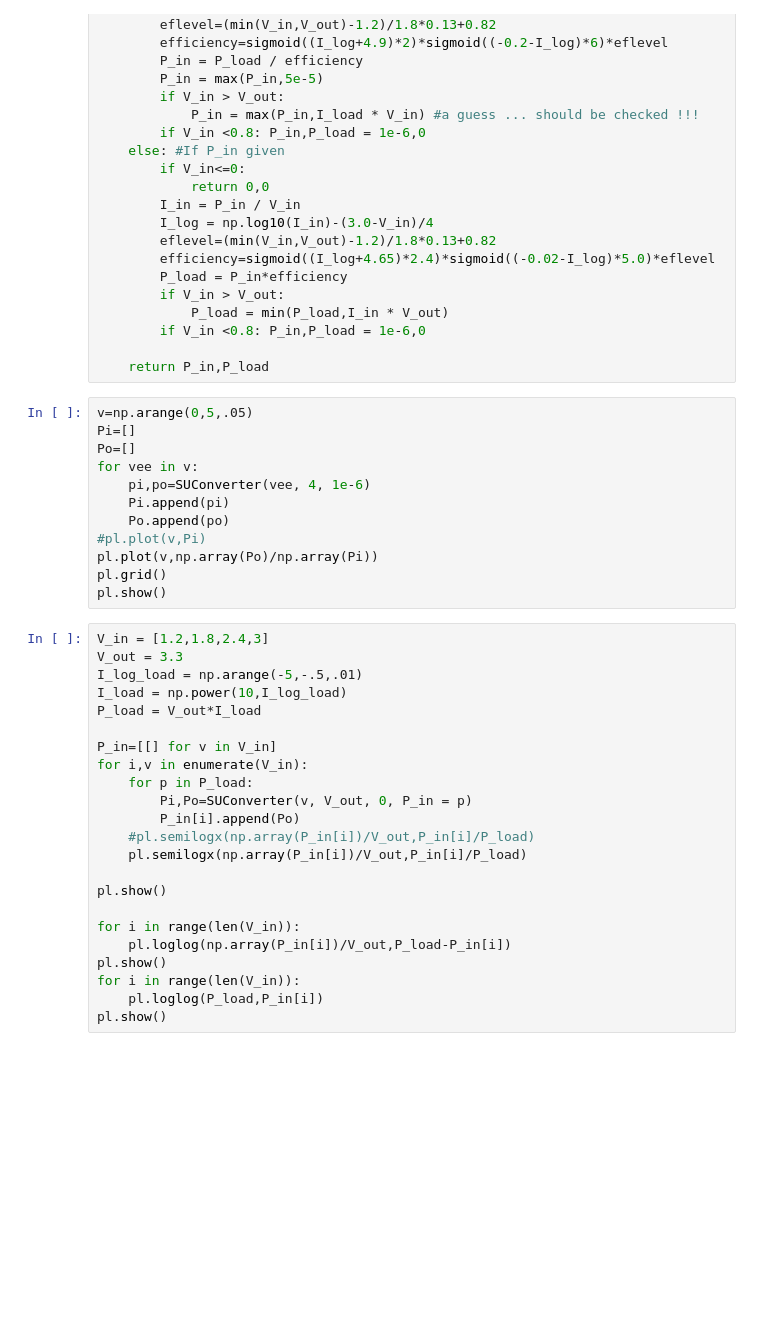
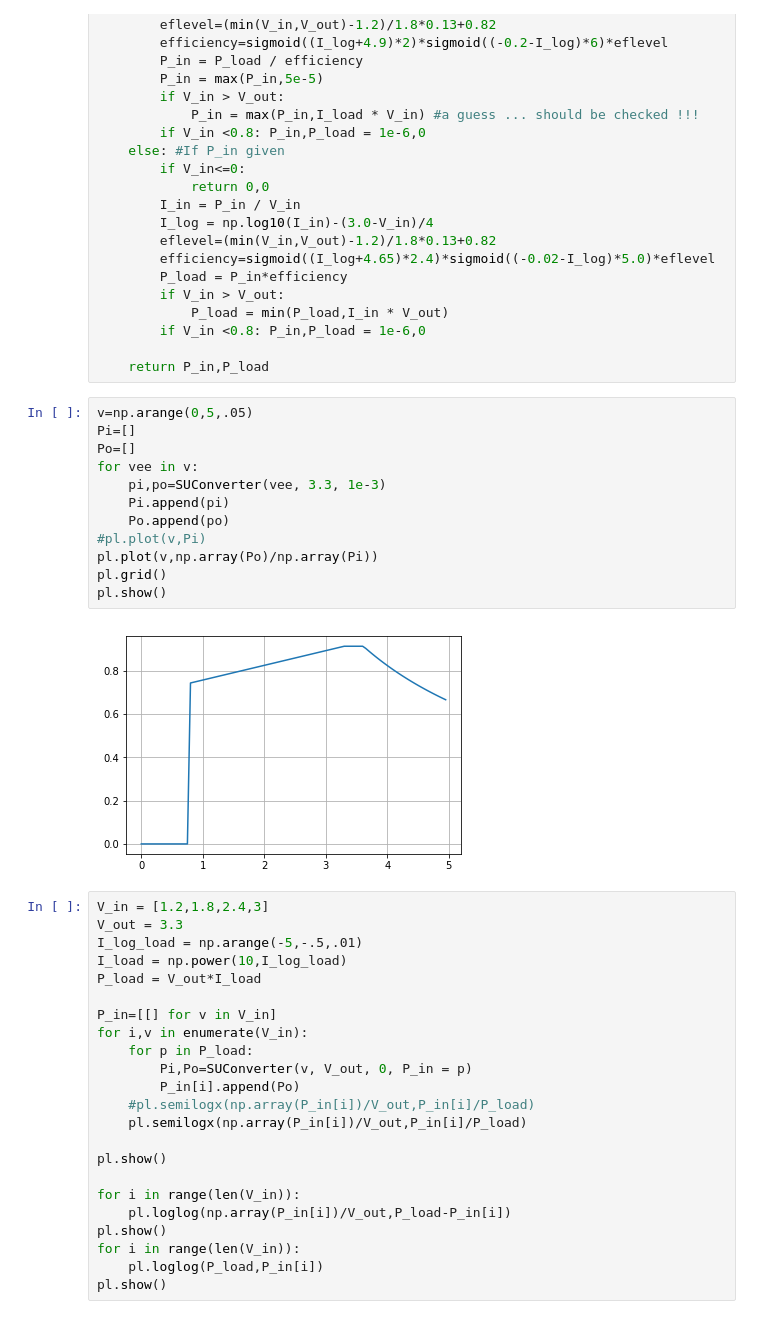
Before and after one commit to jkaikio/simu, a Jupyter notebook: SUConv.ipynb, the cells around one changed output. Saved outputs shown, nothing was run; the diff lists cells and outputs as text; blank space fills up the shorter version.

```diff
--- a/SUConv.ipynb
+++ b/SUConv.ipynb
@@ -36,15 +36,17 @@ def SUConverter(V_in, V_out, P_load,P_in = None):
 # %%
 v=np.arange(0,5,.05)
 Pi=[]
 Po=[]
 for vee in v:
-    pi,po=SUConverter(vee, 4, 1e-6)
+    pi,po=SUConverter(vee, 3.3, 1e-3)
     Pi.append(pi)
     Po.append(po)
 #pl.plot(v,Pi)
 pl.plot(v,np.array(Po)/np.array(Pi))
 pl.grid()
 pl.show()
+# %% [output]
+[figure, added]
 # %%
 V_in = [1.2,1.8,2.4,3]
 V_out = 3.3
```
Also changed, not shown: parts of 1 cell of this notebook, 2 other files.
